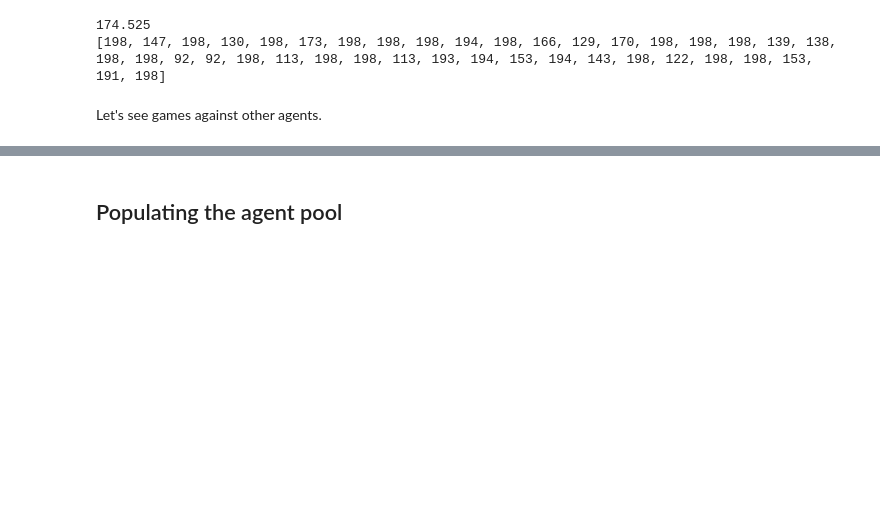
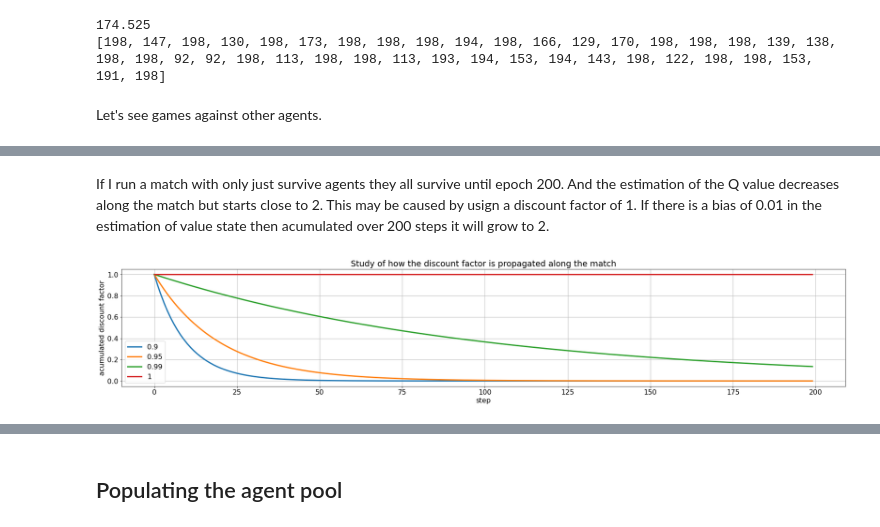
Before and after one commit to ironbar/hungry_geese, a Jupyter notebook: notebooks/008_ladder_of_agents_3.ipynb, the cells around one changed output, grey strips where cells are left out. Cells and saved outputs as stored; diff of their text form; code cells hidden in the pictures; blank space fills up the shorter version.

```diff
--- a/notebooks/008_ladder_of_agents_3.ipynb
+++ b/notebooks/008_ladder_of_agents_3.ipynb
@@ -471,0 +486,17 @@ Let's see games against other agents.
+# %% [markdown]
+If I run a match with only just survive agents they all survive until epoch 200. And the estimation
+of the Q value decreases along the match but starts close to 2. This may be caused by usign a discount
+factor of 1. If there is a bias of 0.01 in the estimation of value state then acumulated over 200
+steps it will grow to 2.
+# %%
+step_range = np.arange(0, 200)
+discount_factor_range = [0.9, 0.95, 0.99, 1]
+for discount_factor in discount_factor_range:
+    plt.plot(step_range, discount_factor**step_range, label=str(discount_factor))
+plt.grid()
+plt.xlabel('step')
+plt.ylabel('acumulated discount factor')
+plt.title('Study of how the discount factor is propagated along the match')
+plt.legend(loc=0);
+# %% [output]
+[figure, added]
```
Also changed, not shown: parts of 8 cells of this notebook, 4 other files.
